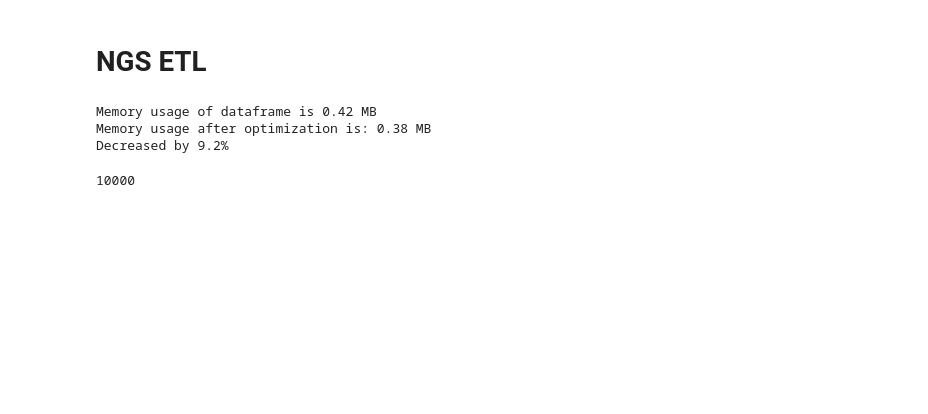
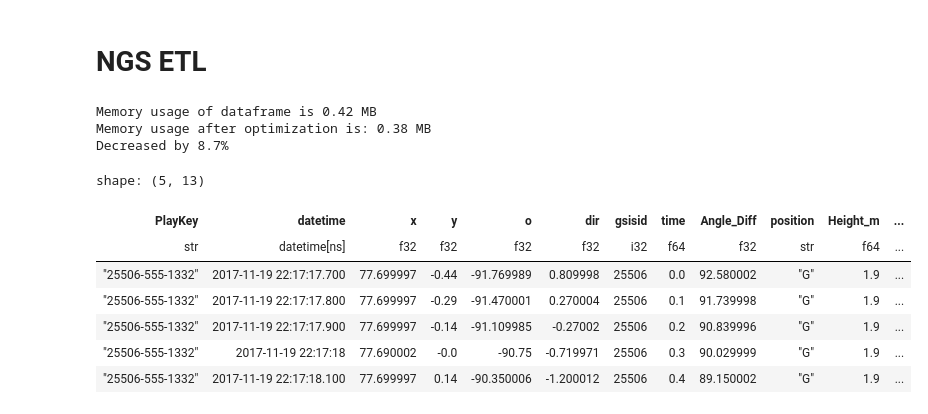
Before and after one commit to FreshOats/NFL_Data_Science, a Jupyter notebook: ETL/ngs_etl.ipynb, the cells around one changed output. Cells and saved outputs as stored; diff of their text form; code cells hidden in the pictures; blank space fills up the shorter version.

```diff
--- a/ETL/ngs_etl.ipynb
+++ b/ETL/ngs_etl.ipynb
@@ -175,14 +161,22 @@ def column_corrector(df):
 # %%
 track = data_loader(dataset='ngs_data', database='nfl_concussion')
 track = data_shrinker(track)
 track = column_corrector(track)
 track = angle_corrector(track)
-len(track)
+track = weight_gainer(track)
+track.head()
 # %% [output]
 Memory usage of dataframe is 0.42 MB
 Memory usage after optimization is: 0.38 MB
-Decreased by 9.2%
+Decreased by 8.7%
-10000
+shape: (5, 13)
+| PlayKey | datetime | x | y | o | dir | gsisid | time | Angle_Diff | position | Height_m | ... |
+| str | datetime[ns] | f32 | f32 | f32 | f32 | i32 | f64 | f32 | str | f64 | ... |
+| "25506-555-1332" | 2017-11-19 22:17:17.700 | 77.699997 | -0.44 | -91.769989 | 0.809998 | 25506 | 0.0 | 92.580002 | "G" | 1.9 | ... |
+| "25506-555-1332" | 2017-11-19 22:17:17.800 | 77.699997 | -0.29 | -91.470001 | 0.270004 | 25506 | 0.1 | 91.739998 | "G" | 1.9 | ... |
+| "25506-555-1332" | 2017-11-19 22:17:17.900 | 77.699997 | -0.14 | -91.109985 | -0.27002 | 25506 | 0.2 | 90.839996 | "G" | 1.9 | ... |
+| "25506-555-1332" | 2017-11-19 22:17:18 | 77.690002 | -0.0 | -90.75 | -0.719971 | 25506 | 0.3 | 90.029999 | "G" | 1.9 | ... |
+| "25506-555-1332" | 2017-11-19 22:17:18.100 | 77.699997 | 0.14 | -90.350006 | -1.200012 | 25506 | 0.4 | 89.150002 | "G" | 1.9 | ... |
 # %%
 def velocity_calculator(df):
     import numpy as np
```
Also changed, not shown: parts of 9 cells of this notebook, 3 other files.
